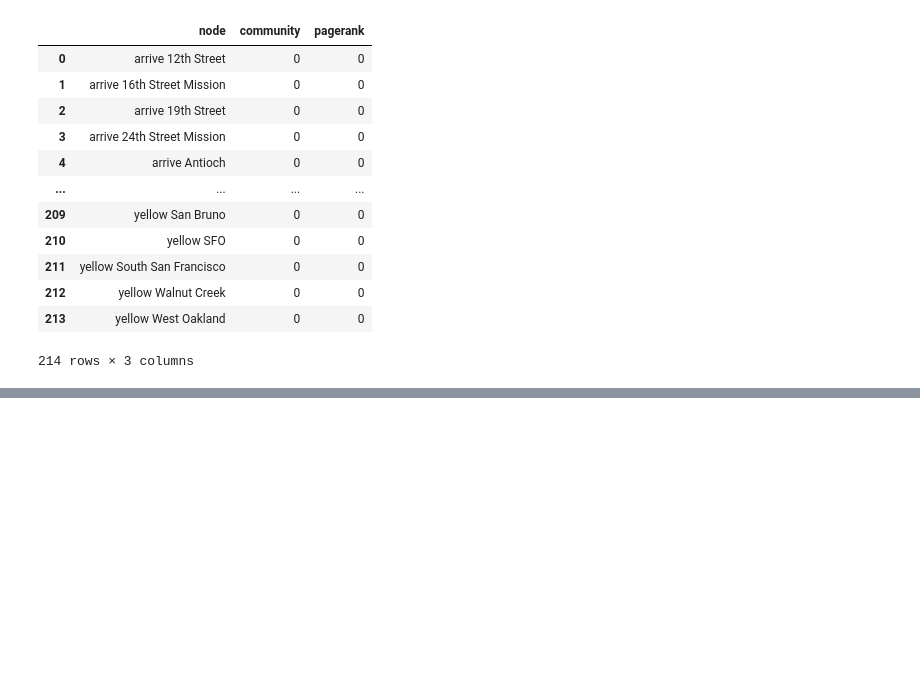
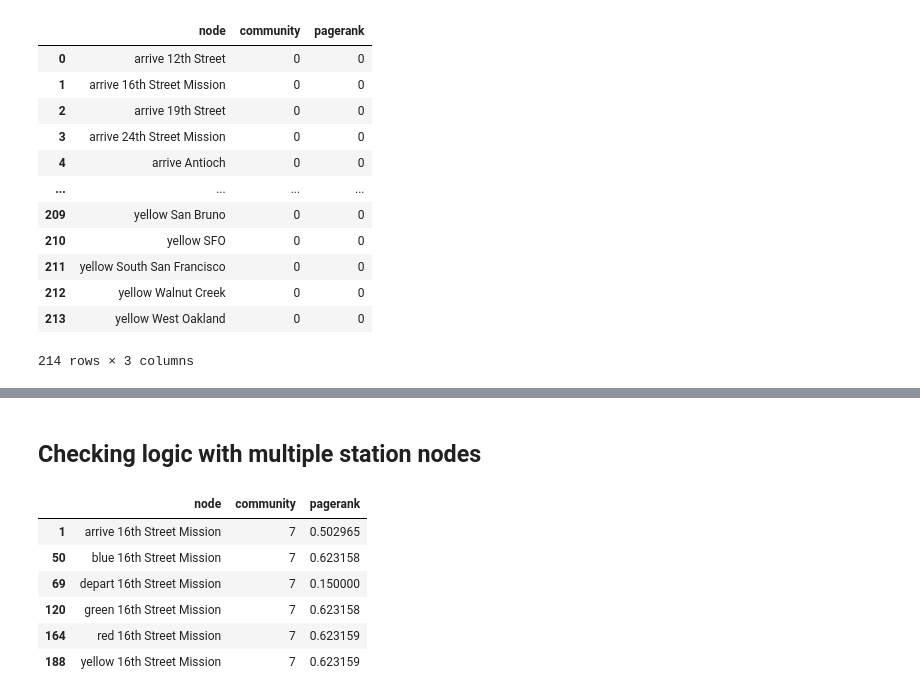
Before and after one commit to brendanfoo/agm-delivery, a Jupyter notebook: code/Making_Graph.ipynb, the cells around one changed output, grey strips where cells are left out. Cells and saved outputs as stored; diff of their text form; code cells hidden in the pictures; blank space fills up the shorter version.

```diff
--- a/code/Making_Graph.ipynb
+++ b/code/Making_Graph.ipynb
@@ -469,0 +449,12 @@ Length: 2, dtype: Int64
+# %% [markdown]
+## Checking logic with multiple station nodes
+# %%
+df[df['node'].str.contains('16th Street Mission')]
+# %% [output]
+|  | node | community | pagerank |
+| 1 | arrive 16th Street Mission | 7 | 0.502965 |
+| 50 | blue 16th Street Mission | 7 | 0.623158 |
+| 69 | depart 16th Street Mission | 7 | 0.150000 |
+| 120 | green 16th Street Mission | 7 | 0.623158 |
+| 164 | red 16th Street Mission | 7 | 0.623159 |
+| 188 | yellow 16th Street Mission | 7 | 0.623159 |
```
Also changed, not shown: parts of 24 cells of this notebook.
